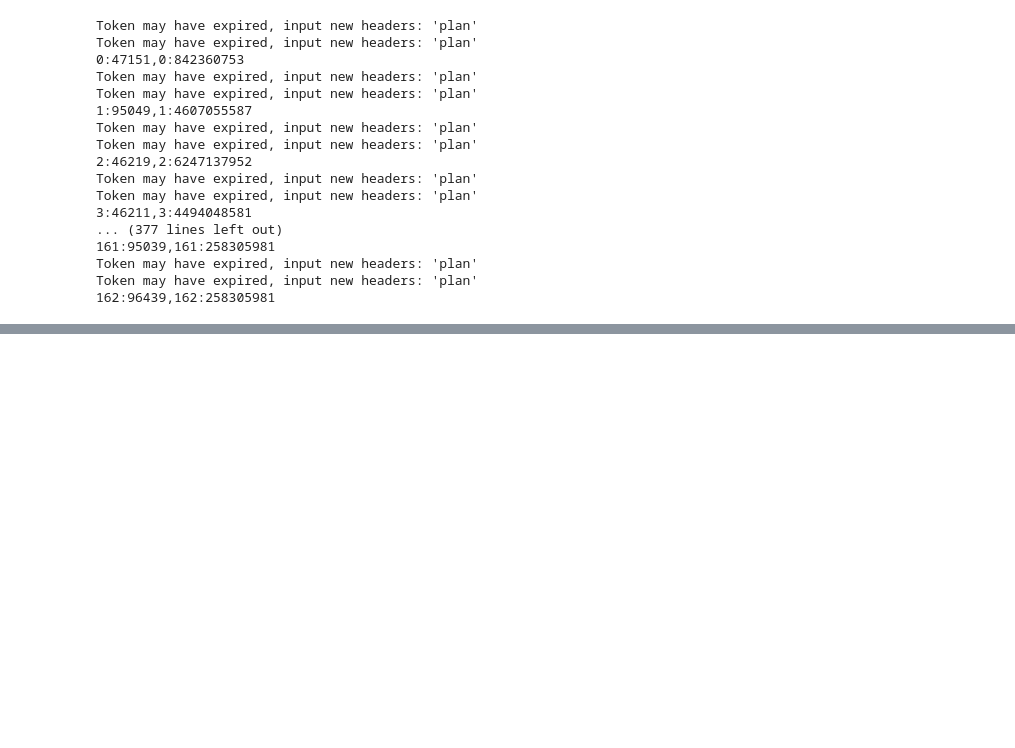
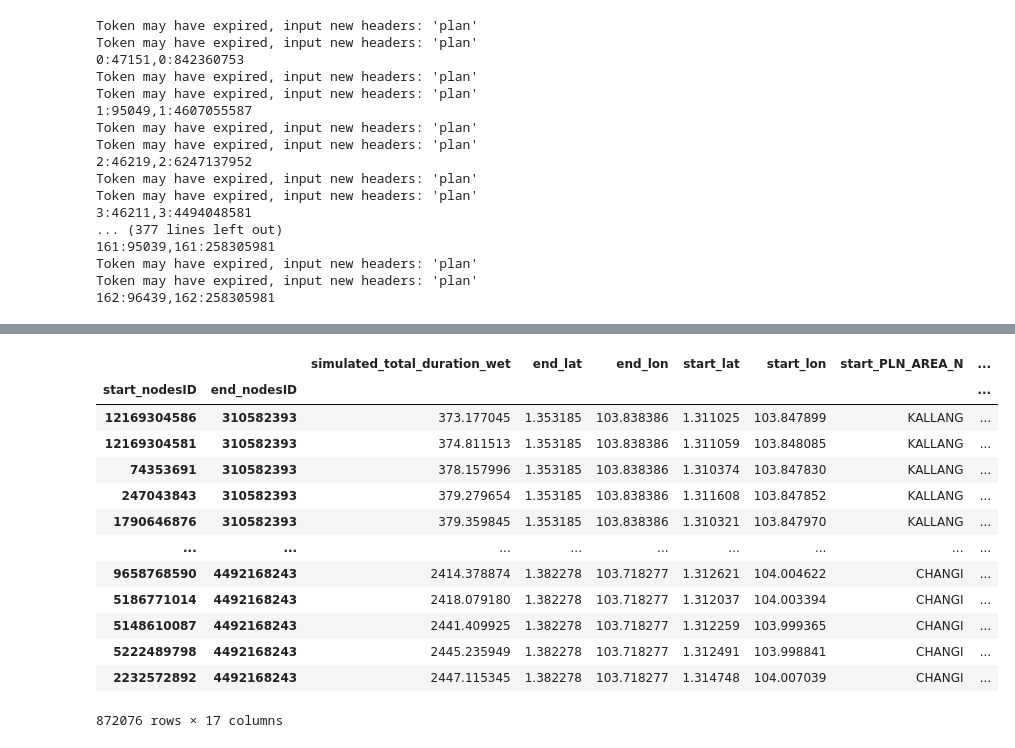
Before and after one commit to pakhuiying/NCCS_analysis, a Jupyter notebook: transport_routing.ipynb, the cells around one changed output, grey strips where cells are left out. Cells and saved outputs as stored; diff of their text form; code cells hidden in the pictures; blank space fills up the shorter version.

```diff
--- a/transport_routing.ipynb
+++ b/transport_routing.ipynb
@@ -982,0 +1123,17 @@ Token may have expired, input new headers: 'plan'
+# %%
+travel_time_delay_df[travel_time_delay_df['travel_time_delay']>0]
+# %% [output]
+|  |  | simulated_total_duration_wet | end_lat | end_lon | start_lat | start_lon | start_PLN_AREA_N | ... |
+| start_nodesID | end_nodesID |  |  |  |  |  |  | ... |
+| 12169304586 | 310582393 | 373.177045 | 1.353185 | 103.838386 | 1.311025 | 103.847899 | KALLANG | ... |
+| 12169304581 | 310582393 | 374.811513 | 1.353185 | 103.838386 | 1.311059 | 103.848085 | KALLANG | ... |
+| 74353691 | 310582393 | 378.157996 | 1.353185 | 103.838386 | 1.310374 | 103.847830 | KALLANG | ... |
+| 247043843 | 310582393 | 379.279654 | 1.353185 | 103.838386 | 1.311608 | 103.847852 | KALLANG | ... |
+| 1790646876 | 310582393 | 379.359845 | 1.353185 | 103.838386 | 1.310321 | 103.847970 | KALLANG | ... |
+| ... | ... | ... | ... | ... | ... | ... | ... | ... |
+| 9658768590 | 4492168243 | 2414.378874 | 1.382278 | 103.718277 | 1.312621 | 104.004622 | CHANGI | ... |
+| 5186771014 | 4492168243 | 2418.079180 | 1.382278 | 103.718277 | 1.312037 | 104.003394 | CHANGI | ... |
+| 5148610087 | 4492168243 | 2441.409925 | 1.382278 | 103.718277 | 1.312259 | 103.999365 | CHANGI | ... |
+| 5222489798 | 4492168243 | 2445.235949 | 1.382278 | 103.718277 | 1.312491 | 103.998841 | CHANGI | ... |
+| 2232572892 | 4492168243 | 2447.115345 | 1.382278 | 103.718277 | 1.314748 | 104.007039 | CHANGI | ... |
+872076 rows × 17 columns
```
Also changed, not shown: parts of 5 cells of this notebook.
